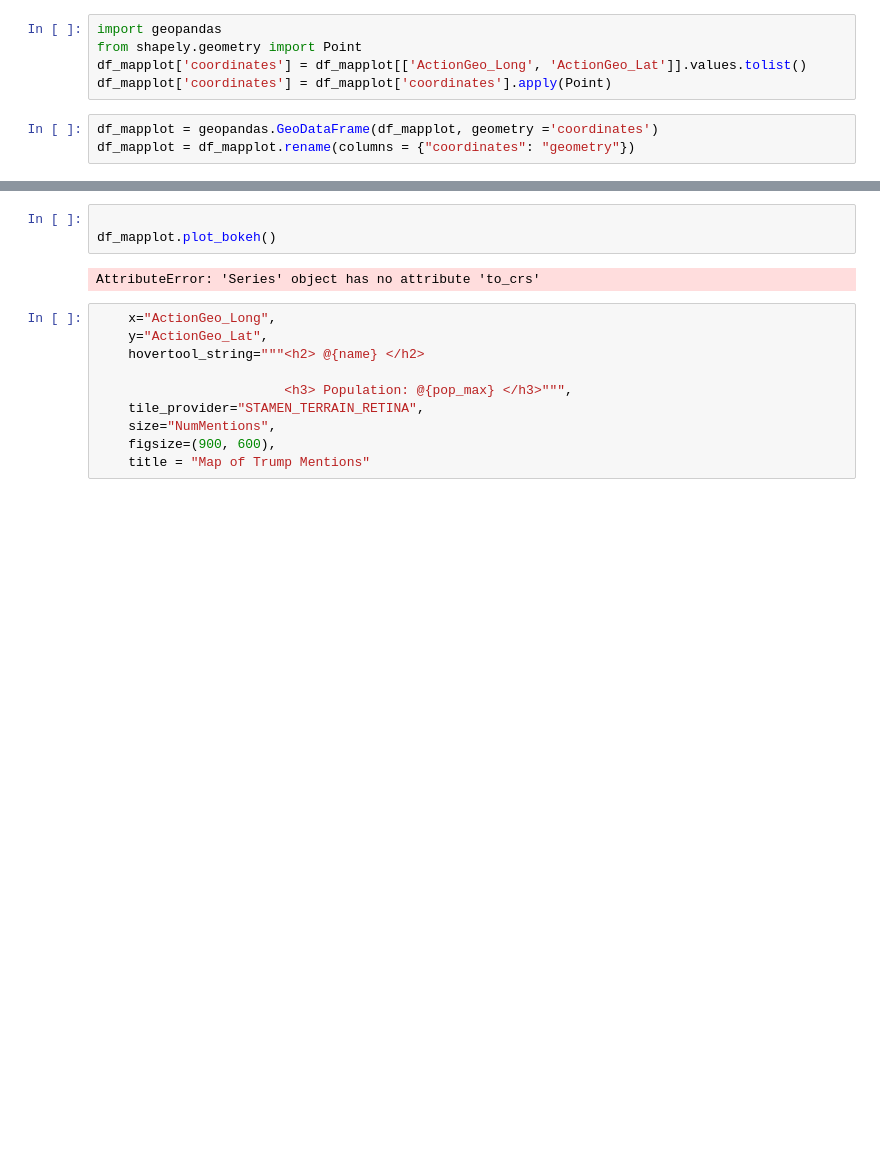
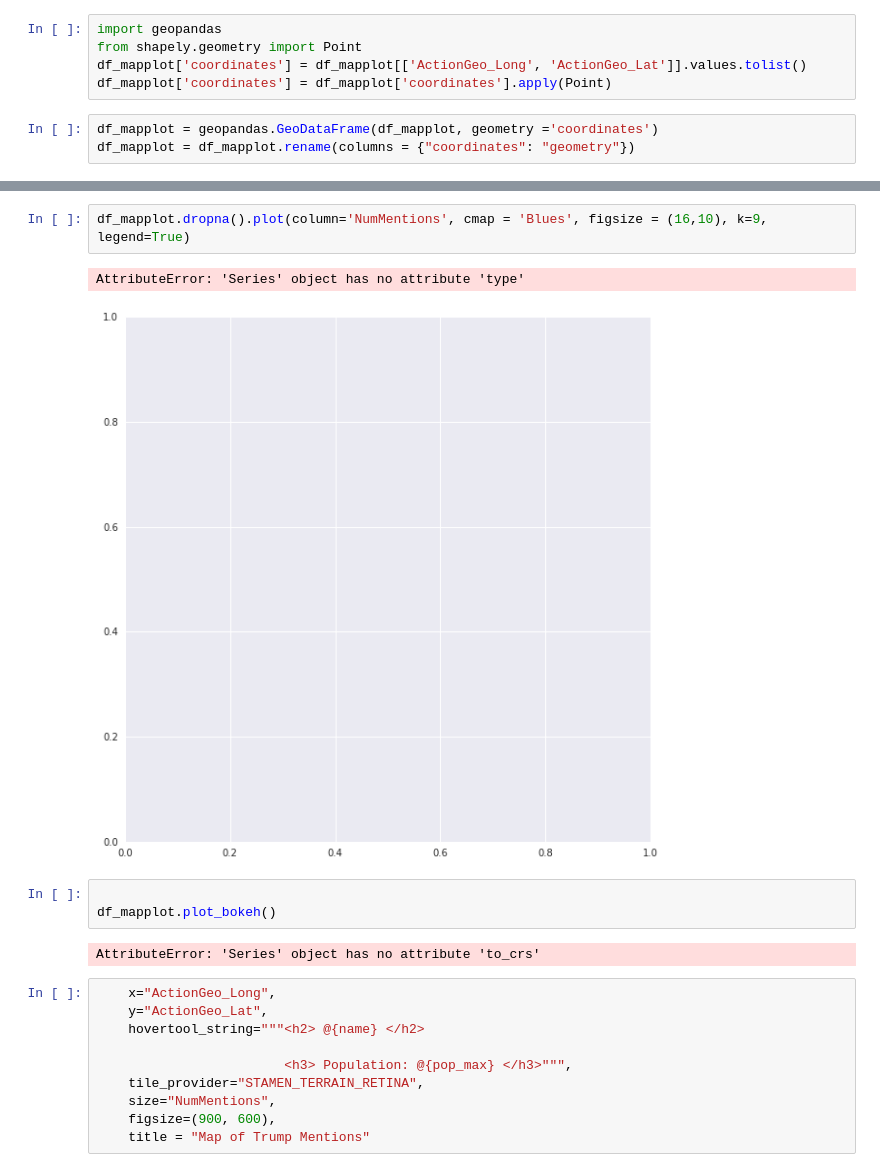
Before and after one commit to Rileypj1/BigDataProject, a Jupyter notebook: Events-eda-pr.ipynb, the cells around one changed output, grey strips where cells are left out. Saved outputs shown, nothing was run; the diff lists cells and outputs as text; blank space fills up the shorter version.

```diff
--- a/Events-eda-pr.ipynb
+++ b/Events-eda-pr.ipynb
@@ -168,3 +198,8 @@ AttributeError: 'BlockManager' object has no attribute 'external_values'
+# %%
+df_mapplot.dropna().plot(column='NumMentions', cmap = 'Blues', figsize = (16,10), k=9, legend=True)
+# %% [output]
+AttributeError: 'Series' object has no attribute 'type'
+[figure, added]
 # %%
 
 df_mapplot.plot_bokeh()
```
Also changed, not shown: parts of 6 cells of this notebook.
